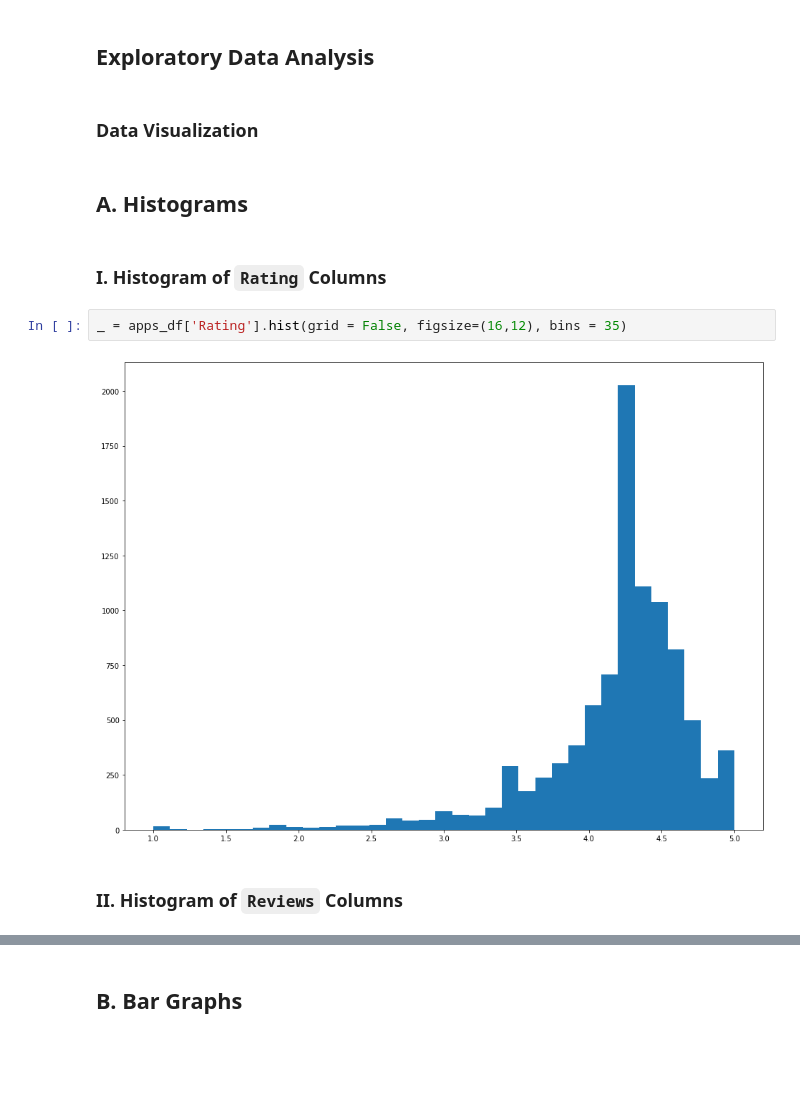
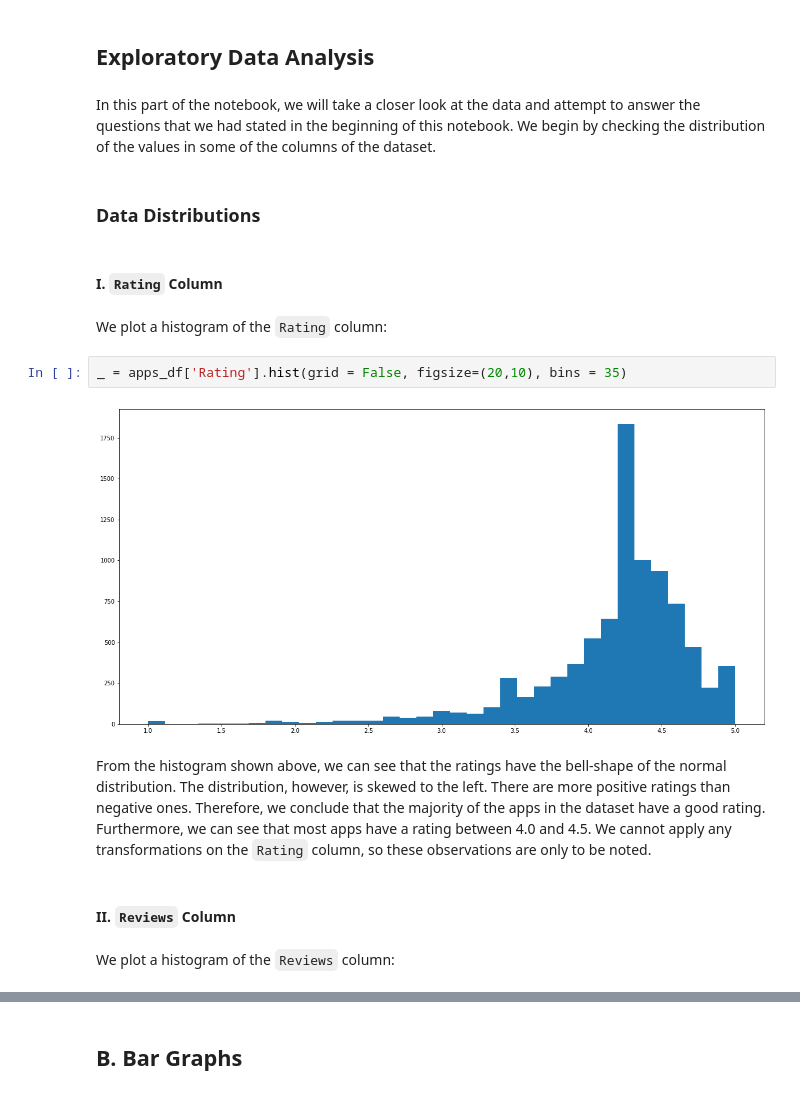
Before and after one commit to Logician724/play-store-analysis, a Jupyter notebook: notebook.ipynb, the cells around one changed output, grey strips where cells are left out. Cells and saved outputs as stored; diff of their text form; blank space fills up the shorter version.

Commit message:
feat: distributions

```diff
--- a/notebook.ipynb
+++ b/notebook.ipynb
@@ -533,16 +538,22 @@ apps_df.head()
 | 4 | Pixel Draw - Number Art Coloring ... | ART_AND_DESIGN | 4.3 | 967 | 2867.0 | 100000 | Free | 0.0 | Everyone | Art & Design;Creativity | ... |
 # %% [markdown]
 ## Exploratory Data Analysis
+# %% [markdown]
+In this part of the notebook, we will take a closer look at the data and attempt to answer the questions that we had stated in the beginning of this notebook. We begin by checking the distribution of the values in some of the columns of the dataset.
 # %% [markdown]
-### Data Visualization
+### Data Distributions
-# %% [markdown]
-## A. Histograms
 # %% [markdown]
-### I. Histogram of `Rating` Columns
+#### I. `Rating` Column
+# %% [markdown]
+We plot a histogram of the `Rating` column:
 # %%
-_ = apps_df['Rating'].hist(grid = False, figsize=(16,12), bins = 35)
+_ = apps_df['Rating'].hist(grid = False, figsize=(20,10), bins = 35)
 # %% [output]
-[figure, old version]
+[figure, new version]
+# %% [markdown]
+From the histogram shown above, we can see that the ratings have the bell-shape of the normal distribution. The distribution, however, is skewed to the left. There are more positive ratings than negative ones. Therefore, we conclude that the majority of the apps in the dataset have a good rating. Furthermore, we can see that most apps have a rating between 4.0 and 4.5. We cannot apply any transformations on the `Rating` column, so these observations are only to be noted.
 # %% [markdown]
-### II. Histogram of `Reviews` Columns
+#### II. `Reviews` Column
+# %% [markdown]
+We plot a histogram of the `Reviews` column:
 # %%
```
Also changed, not shown: parts of 19 cells of this notebook.
